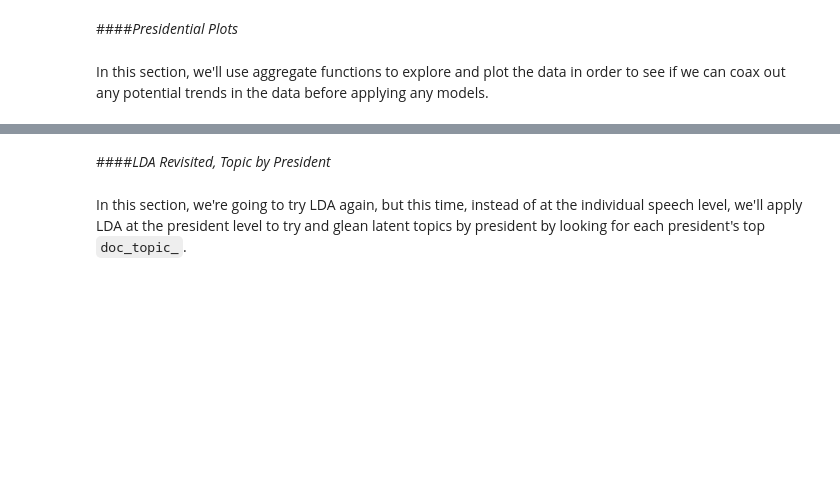
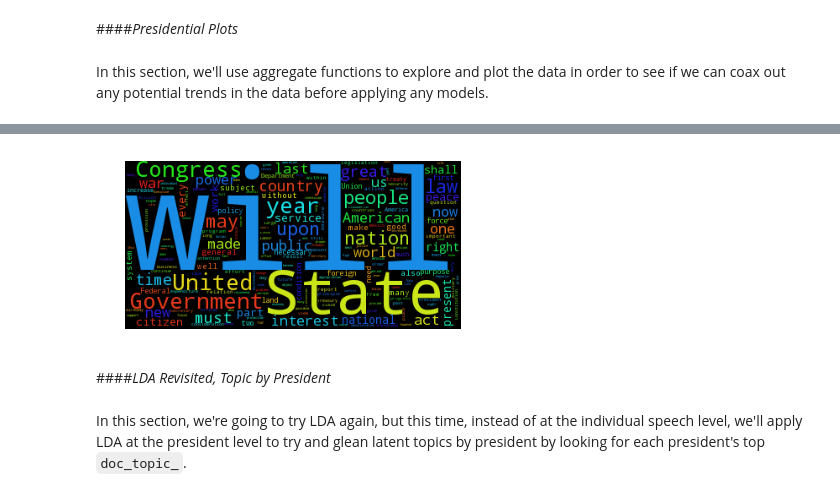
Before and after one commit to justindelatorre/data_science, a Jupyter notebook: hw_justindelatorre/final_project/final/code.ipynb, the cells around one changed output, grey strips where cells are left out. Drawn from its saved outputs; the diff is of its cells as text; code cells hidden in the pictures; blank space fills up the shorter version.

```diff
--- a/hw_justindelatorre/final_project/final/code.ipynb
+++ b/hw_justindelatorre/final_project/final/code.ipynb
@@ -727,3 +745,16 @@ dtype: object
+# %%
+# WordCloud for States of the Union
+
+# Read the whole text.
+sotu_text = open(path.join(d, 'sotu.txt')).read()
+sotu_wordcloud = WordCloud().generate(sotu_text)
+
+# Open a plot of the generated image.
+plt.imshow(sotu_wordcloud)
+plt.axis("off")
+plt.show()
+# %% [output]
+[figure, added]
 # %% [markdown]
 ####<i>LDA Revisited, Topic by President</i>
 # %% [markdown]
```
Also changed, not shown: parts of 24 cells of this notebook.
